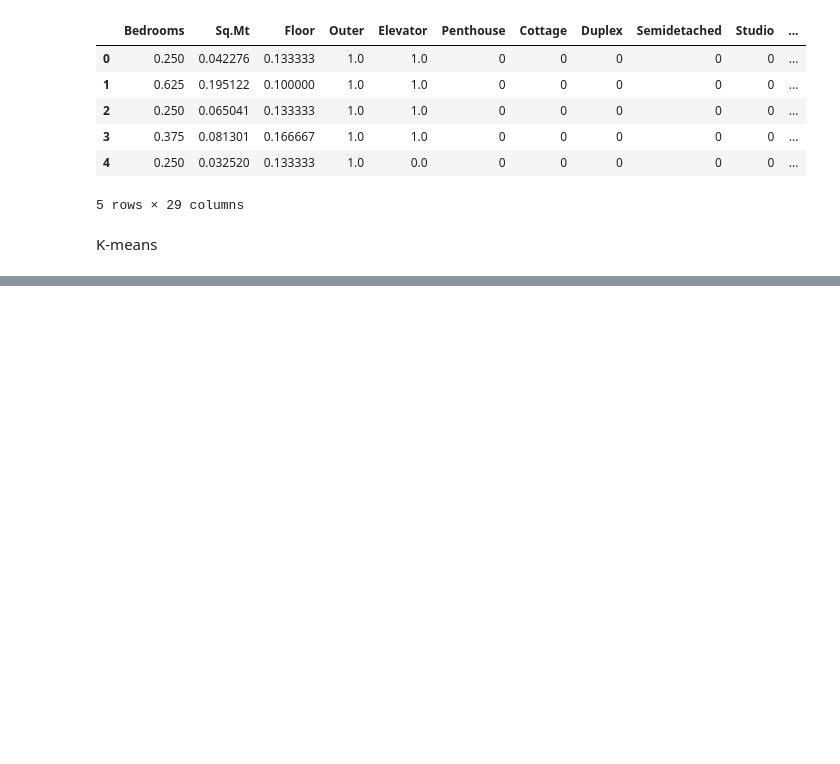
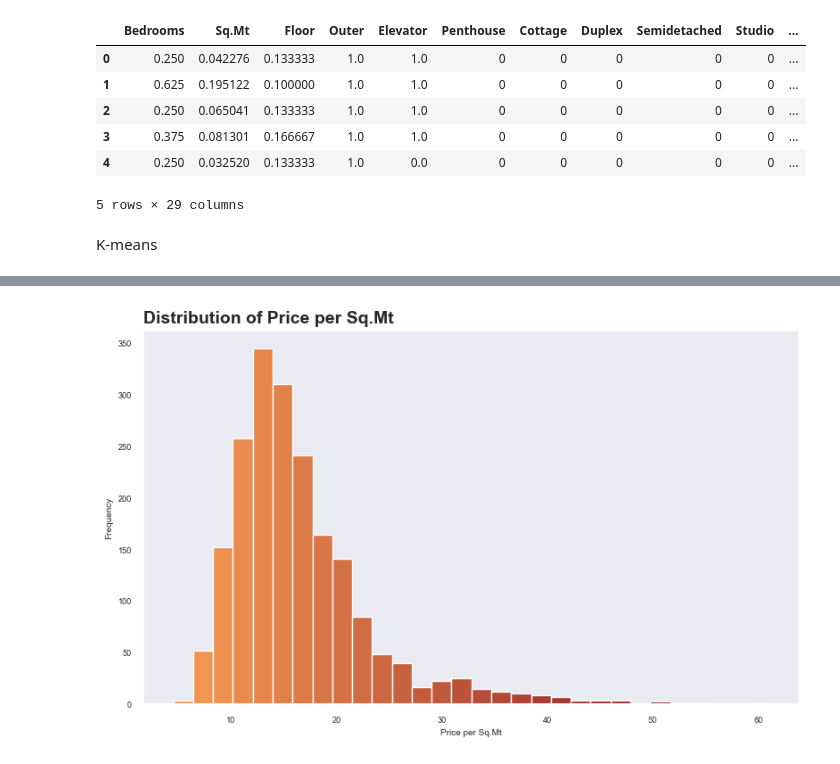
Before and after one commit to JJR9903/IE-MBDS-ML-1-group-project, a Jupyter notebook: notebooks/Group project.ipynb, the cells around one changed output, grey strips where cells are left out. Cells and saved outputs as stored; diff of their text form; code cells hidden in the pictures; blank space fills up the shorter version.

Commit message:
added segmentation line
Implement district and square meter segmentation with visualizations (from line 65)

```diff
--- a/notebooks/Group project.ipynb
+++ b/notebooks/Group project.ipynb
@@ -721,0 +786,14 @@ df.loc[df.cluster==5].describe()
+# %%
+# Create size categories (quantile-based)
+df['Size_Segment'] = pd.qcut(
+    df['Sq.Mt'],
+    q=3,
+    labels=['Small', 'Medium', 'Large']
+)
+
+# Combine district and size
+df['District_Size_Segment'] = (
+    df['District'] + ' - ' + df['Size_Segment'].astype(str)
+)
+
+df[['District', 'Sq.Mt', 'Size_Segment', 'District_Size_Segment']].head()
@@ -721,0 +909,4 @@ df.loc[df.cluster==5].describe()
+# %%
+df['Price_per_Sqm'] = df['Rent'] / df['Sq.Mt']
+
+df['Price_per_Sqm'].describe()
@@ -721,0 +923,28 @@ df.loc[df.cluster==5].describe()
+# %%
+from matplotlib.colors import LinearSegmentedColormap
+
+# Create gradient colormap using your palette
+custom_cmap = LinearSegmentedColormap.from_list(
+    "custom_palette",
+    ['#F59A54', '#7A0019']  # Light → Dark
+)
+
+plt.figure(figsize=(8,5))
+
+# Create histogram
+counts, bins, patches = plt.hist(df['Price_per_Sqm'], bins=30)
+
+# Apply gradient color to bars
+for i, patch in enumerate(patches):
+    patch.set_facecolor(custom_cmap(i / len(patches)))
+
+# Clean layout
+plt.grid(False)
+plt.title('Distribution of Price per Sq.Mt', loc='left', fontsize=14, weight='bold')
+plt.xlabel('Price per Sq.Mt')
+plt.ylabel('Frequency')
+
+plt.tight_layout()
+plt.show()
+# %% [output]
+[figure, added]
```
Also changed, not shown: parts of 43 cells of this notebook.
